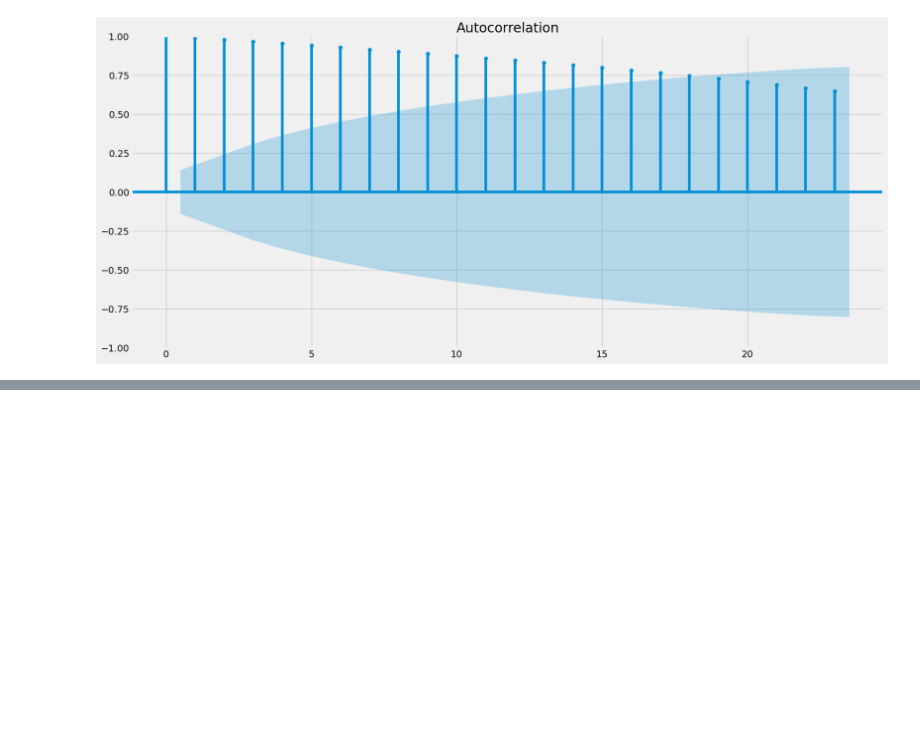
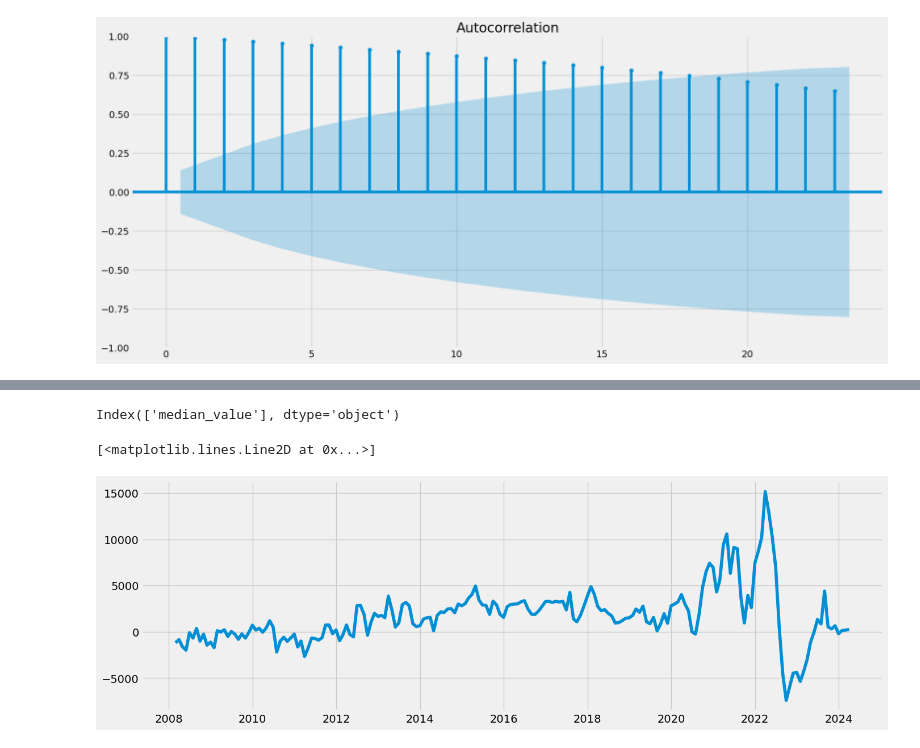
Before and after one commit to GrimlyScarlett/Denver-Airbnb-Analysis, a Jupyter notebook: Scripts/6.6 BNB Sourcing and analyzing time-series data.ipynb, the cells around one changed output, grey strips where cells are left out. Drawn from its saved outputs; the diff is of its cells as text; code cells hidden in the pictures; blank space fills up the shorter version.

Commit message:
Differencing the data to reach stationarity

```diff
--- a/Scripts/6.6 BNB Sourcing and analyzing time-series data.ipynb
+++ b/Scripts/6.6 BNB Sourcing and analyzing time-series data.ipynb
@@ -346,0 +357,6 @@ plt.show()
+# %%
+#difference the data to make it stationary
+data_diff = subset_filtered_data3_median - subset_filtered_data3_median.shift(1)
+# %%
+#dropping missing values that came from differnecing the data
+data_diff.dropna(inplace=True)
@@ -346,0 +373,11 @@ plt.show()
+# %%
+data_diff.columns
+# %% [output]
+Index(['median_value'], dtype='object')
+# %%
+#seeing what diferencing did to the time series curve
+plt.figure(figsize=(15,5), dpi = 100)
+plt.plot(data_diff)
+# %% [output]
+[<matplotlib.lines.Line2D at 0x...>]
+[figure, added]
```
Also changed, not shown: parts of 13 cells of this notebook.
